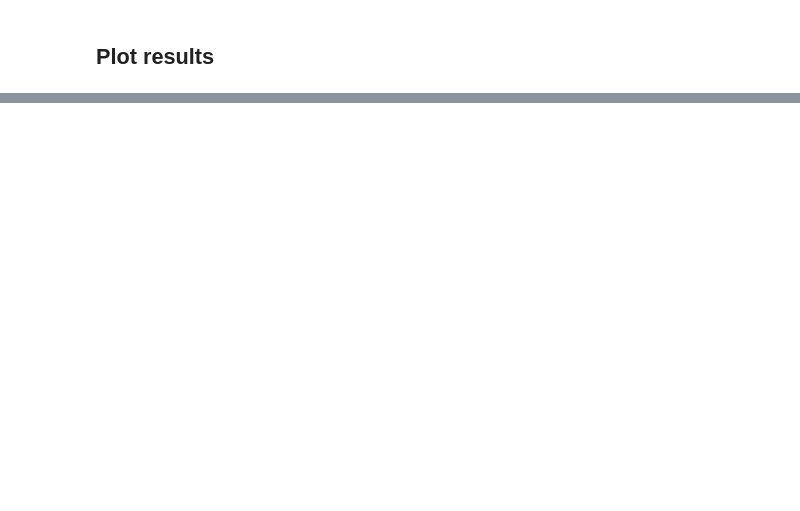
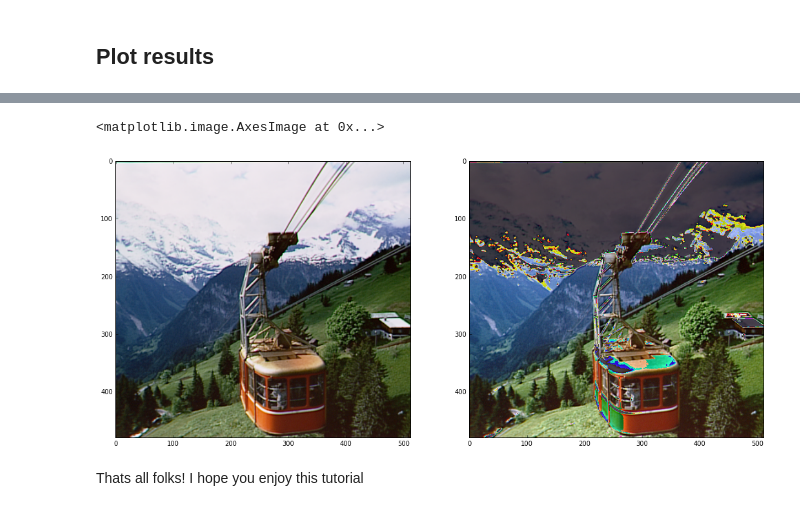
Before and after one commit to alviur/chromatic_adaptation_models, a Jupyter notebook: Von_Kries_model.ipynb, the cells around one changed output, grey strips where cells are left out. Drawn from its saved outputs; the diff is of its cells as text; code cells hidden in the pictures; blank space fills up the shorter version.

Commit message:
Von kries tutorial finished

```diff
--- a/Von_Kries_model.ipynb
+++ b/Von_Kries_model.ipynb
@@ -87,0 +250,47 @@ axarr[1].imshow(((results_RGB)))
+# %%
+# New maximum channel values, put values between 0 and 1
+L2 = 1.4
+M2 = 1.4
+S2 = 1.4
+
+# Transform CIE XYZ to relative cone responses (LMS) using matrix M
+for x in range(width):
+    for y in range(height):
+        img_LMS[x,y,:] = np.matmul(M,img_XYZ[x,y,:])
+
+# Find maximum stimulus per channel and normalize the image using it
+L_max = img_LMS[:,:,0].max()
+M_max = img_LMS[:,:,1].max()
+S_max = img_LMS[:,:,2].max()
+
+# Scale to new maximum values
+img_LMS[:,:,0] = img_LMS[:,:,0]*L2
+img_LMS[:,:,1] = img_LMS[:,:,1]*M2
+img_LMS[:,:,2] = img_LMS[:,:,2]*S2
+
+# Convert image to CIE XYZ
+for x in range(width):
+    for y in range(height):
+        img_XYZ_corrected[x,y,:] = np.matmul(int_M,img_LMS[x,y,:])
+
+# Convert from CIE XYZ to BGR
+#img_corrected = cv2.cvtColor(img_XYZ_corrected, cv2.COLOR_XYZ2BGR)
+
+for x in range(width):
+    for y in range(height):
+        img_corrected[x,y,:] = np.matmul(XYZ2BGR,img_XYZ_corrected[x,y,:])
+
+
+# Show results
+results_RGB = np.zeros(img_XYZ.shape)
+results_RGB[:,:,0] = img_corrected[:,:,2]
+results_RGB[:,:,1] = img_corrected[:,:,1]
+results_RGB[:,:,2] = img_corrected[:,:,0]
+f, axarr = plt.subplots(1,2,figsize=(18, 16))
+axarr[0].imshow(cv2.cvtColor(img, cv2.COLOR_BGR2RGB))
+axarr[1].imshow(((results_RGB)),vmin=results_RGB.min(),vmax=results_RGB.max())
+# %% [output]
+<matplotlib.image.AxesImage at 0x...>
+[figure, added]
+# %% [markdown]
+Thats all folks! I hope you enjoy this tutorial
```
Also changed, not shown: parts of 25 cells of this notebook.
